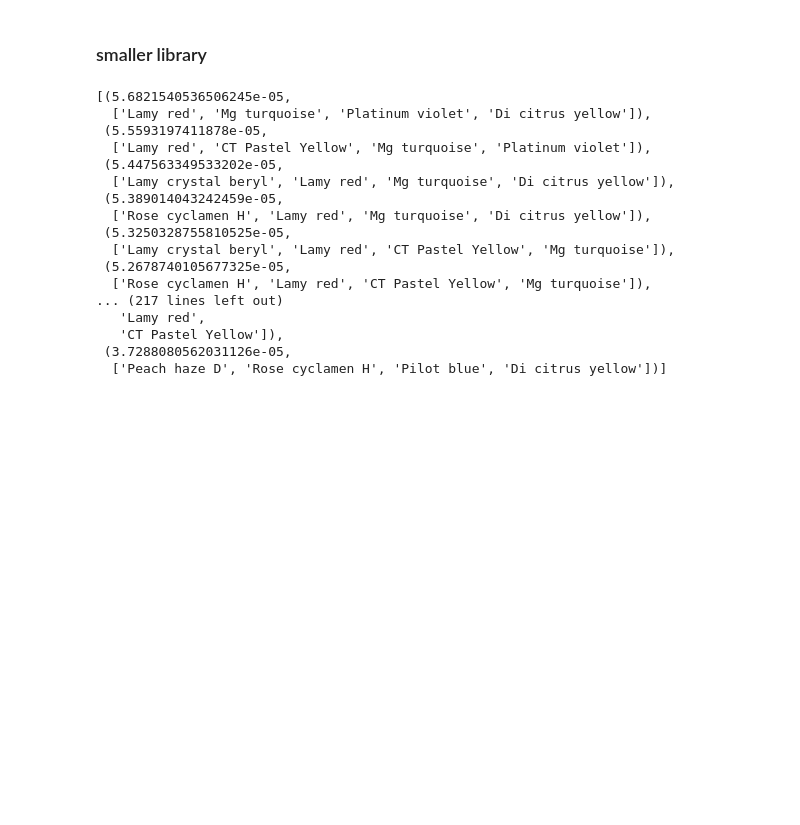
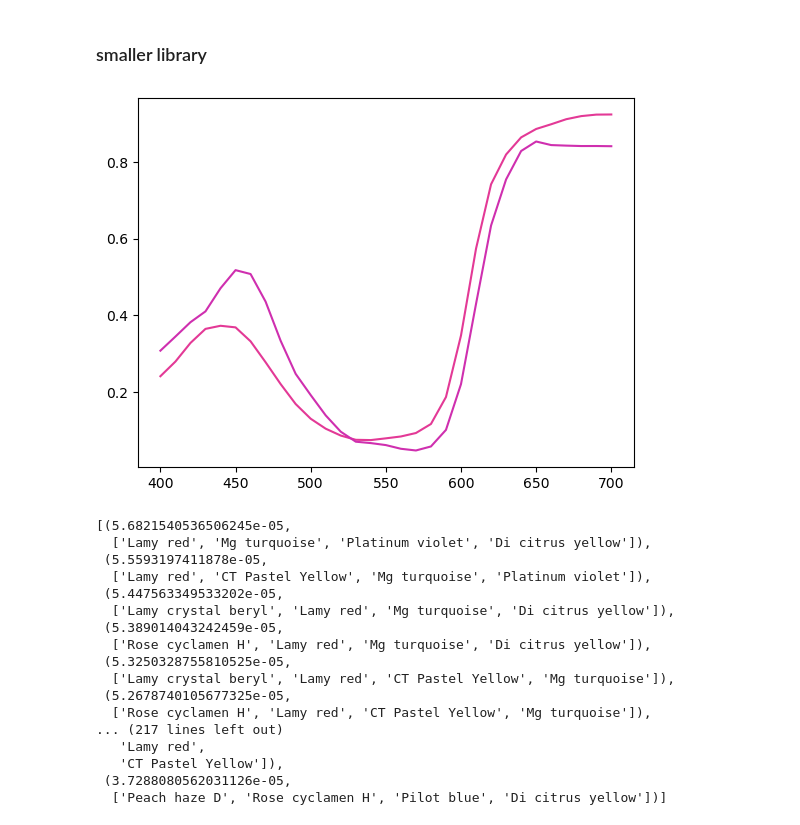
Before and after one commit to varunneal/ChromaLab, a Jupyter notebook: notebooks/exploration/April17 inkset search.ipynb, the cells around one changed output. Saved outputs shown, nothing was run; the diff lists cells and outputs as text; code cells hidden in the pictures; blank space fills up the shorter version.

```diff
--- a/notebooks/exploration/April17 inkset search.ipynb
+++ b/notebooks/exploration/April17 inkset search.ipynb
@@ -117,6 +117,11 @@ selected_inks = {n: all_inks[n] for n in ['Lamy crystal beryl',
  'Operation overlord orange N']}
 # %%
 smaller_library = InkLibrary(selected_inks, paper)
+# %%
+all_inks['I tsutsuji '].plot()
+all_inks['Rose cyclamen H'].plot()
+# %% [output]
+[figure, added]
 # %%
 smaller_library.convex_hull_search(tetrachromat, d65)
 # %% [output]
```
Also changed, not shown: parts of 4 cells of this notebook, 7 other files.
